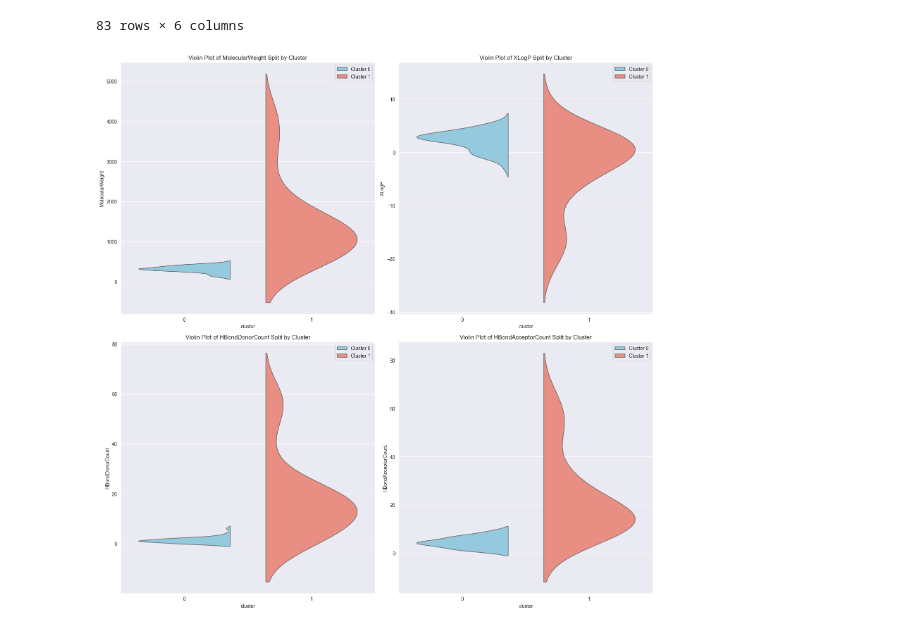
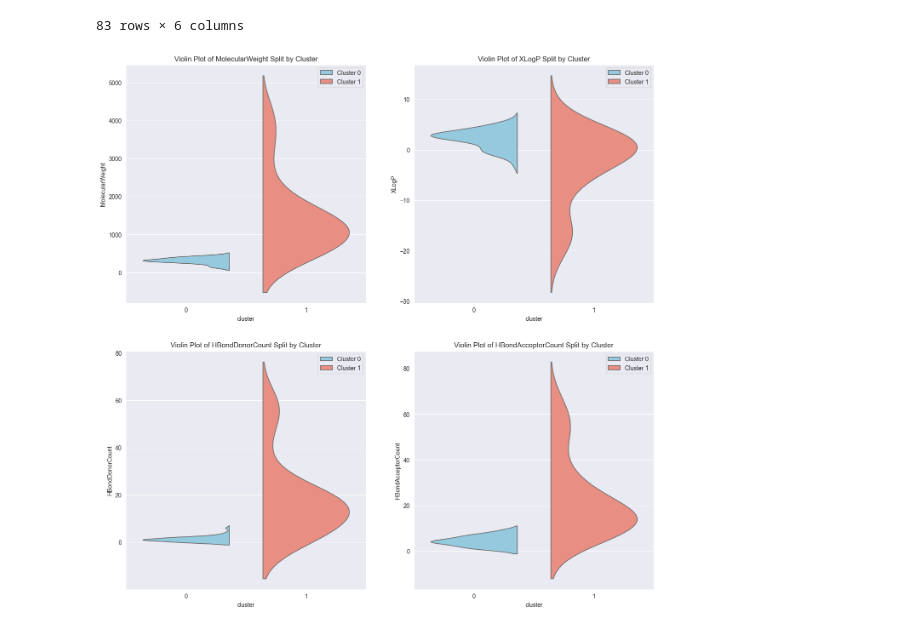
Before and after one commit to JKosciukiewicz/MLDD_Project, a Jupyter notebook: Clustering_examples.ipynb, the cells around one changed output. Cells and saved outputs as stored; diff of their text form; code cells hidden in the pictures.

Commit message:
Fixed violin charts

```diff
--- a/Clustering_examples.ipynb
+++ b/Clustering_examples.ipynb
@@ -449,20 +449,19 @@ df_copy
 # %%
 plt.figure(figsize=(16, 16))  # Adjust figure size as needed
 
 # List of columns to plot
 columns_to_plot = ['MolecularWeight', 'XLogP', 'HBondDonorCount', 'HBondAcceptorCount']
 
 # Loop through each column
 for i, column in enumerate(columns_to_plot, start=1):
     plt.subplot(2, 2, i)  # Create subplot
     # Plotting split violins for each cluster
     sns.violinplot(data=df, x=df['cluster'], y=column, hue='cluster', split=True, inner=None, palette={0: 'skyblue', 1: 'salmon'}, gap=.1)
     # Set labels and title
     plt.title(f'Violin Plot of {column} Split by Cluster')
     # Add legend
     plt.legend(labels=['Cluster 0', 'Cluster 1'])
 
-plt.tight_layout()  # Adjust layout
 plt.show()
 # %% [output]
-[figure, old version]
+[figure, new version]
```
Also changed, not shown: 1 other file.
